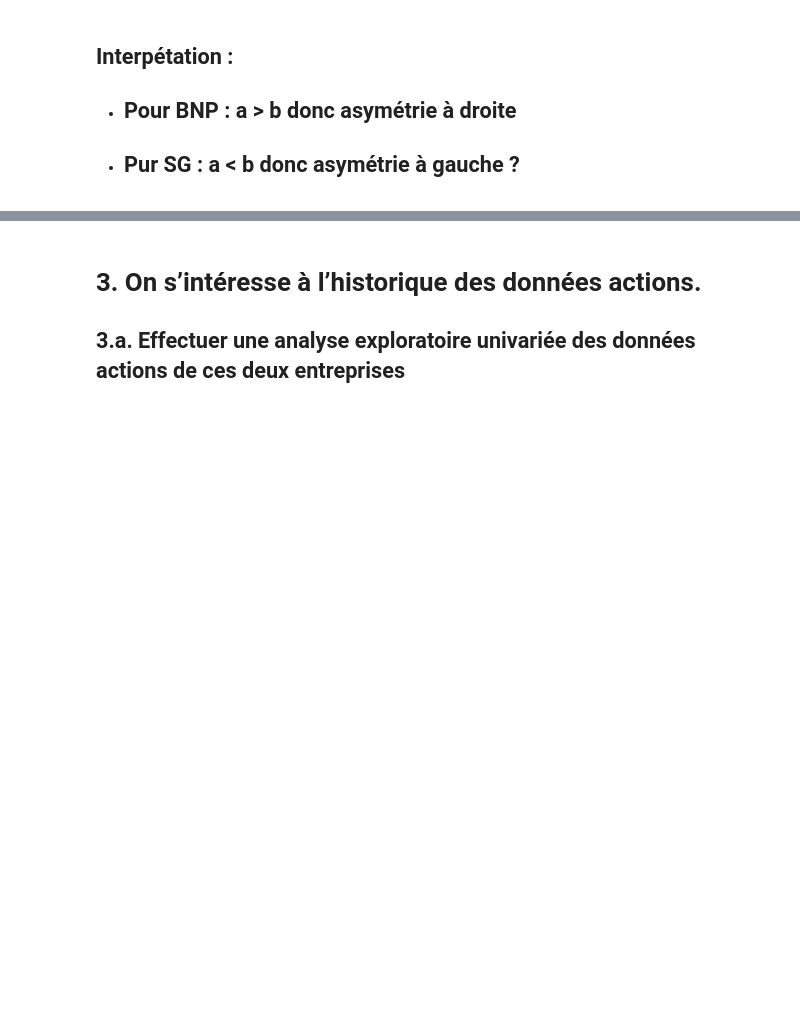
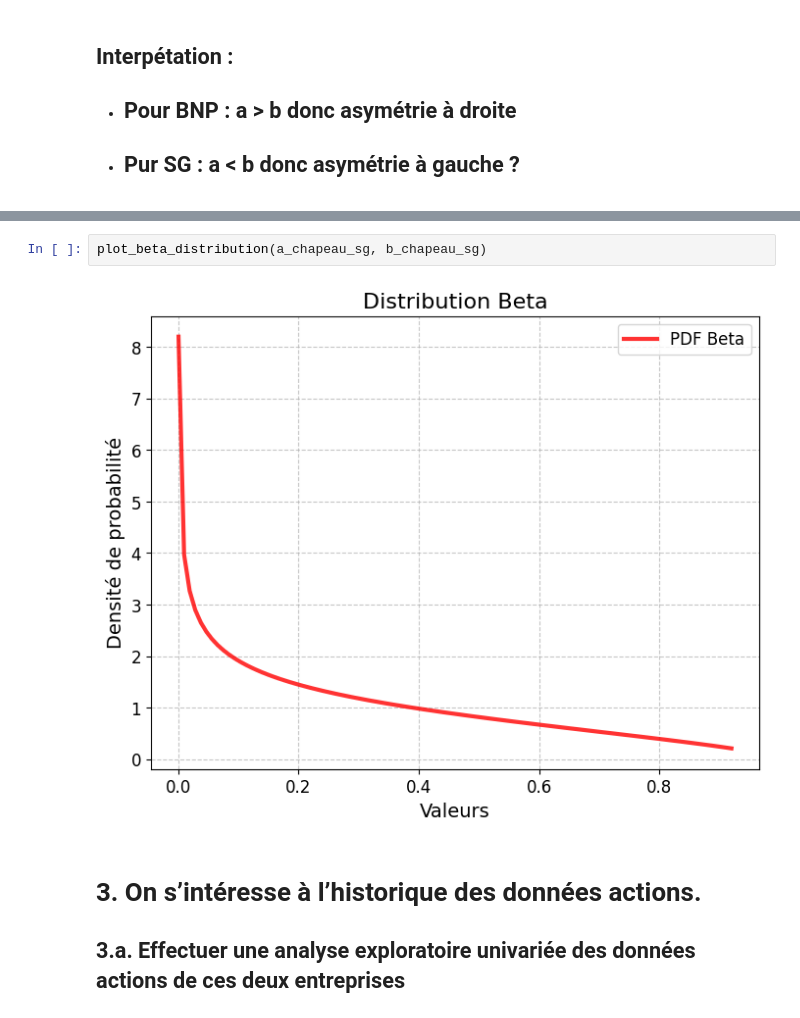
Before and after one commit to Jeangrivo/Gestion-des-Risques-Multiples, a Jupyter notebook: CreditVaR.ipynb, the cells around one changed output, grey strips where cells are left out. Cells and saved outputs as stored; diff of their text form; blank space fills up the shorter version.

```diff
--- a/CreditVaR.ipynb
+++ b/CreditVaR.ipynb
@@ -99,3 +107,7 @@ ax_.plot(x_, beta.pdf(x, a_chapeau_sg, b_chapeau_sg),
+# %%
+plot_beta_distribution(a_chapeau_sg, b_chapeau_sg)
+# %% [output]
+[figure, added]
 # %% [markdown]
 # 3. On s’intéresse à l’historique des données actions.
 ## 3.a. Effectuer une analyse exploratoire univariée des données actions de ces deux entreprises
```
Also changed, not shown: parts of 8 cells of this notebook.
